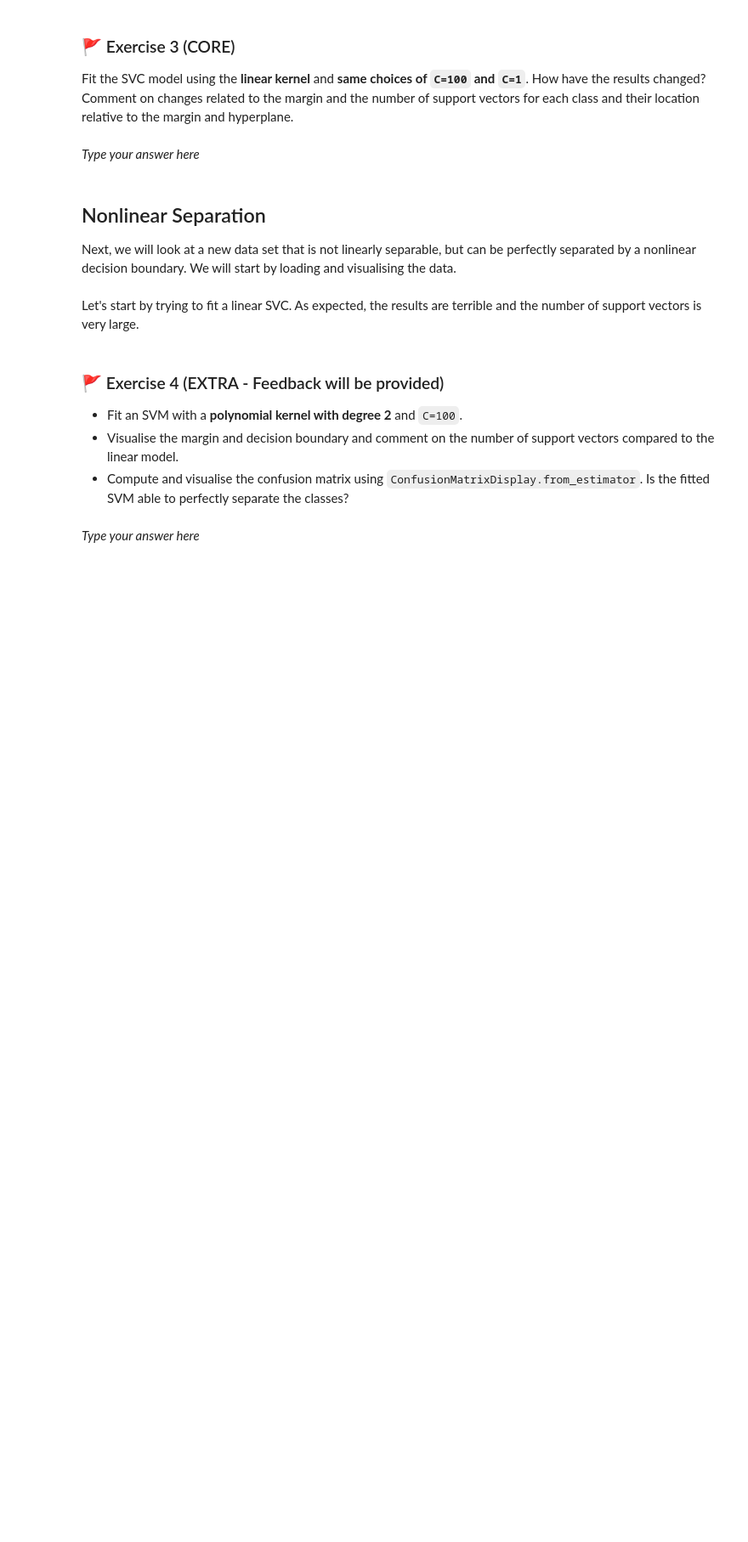
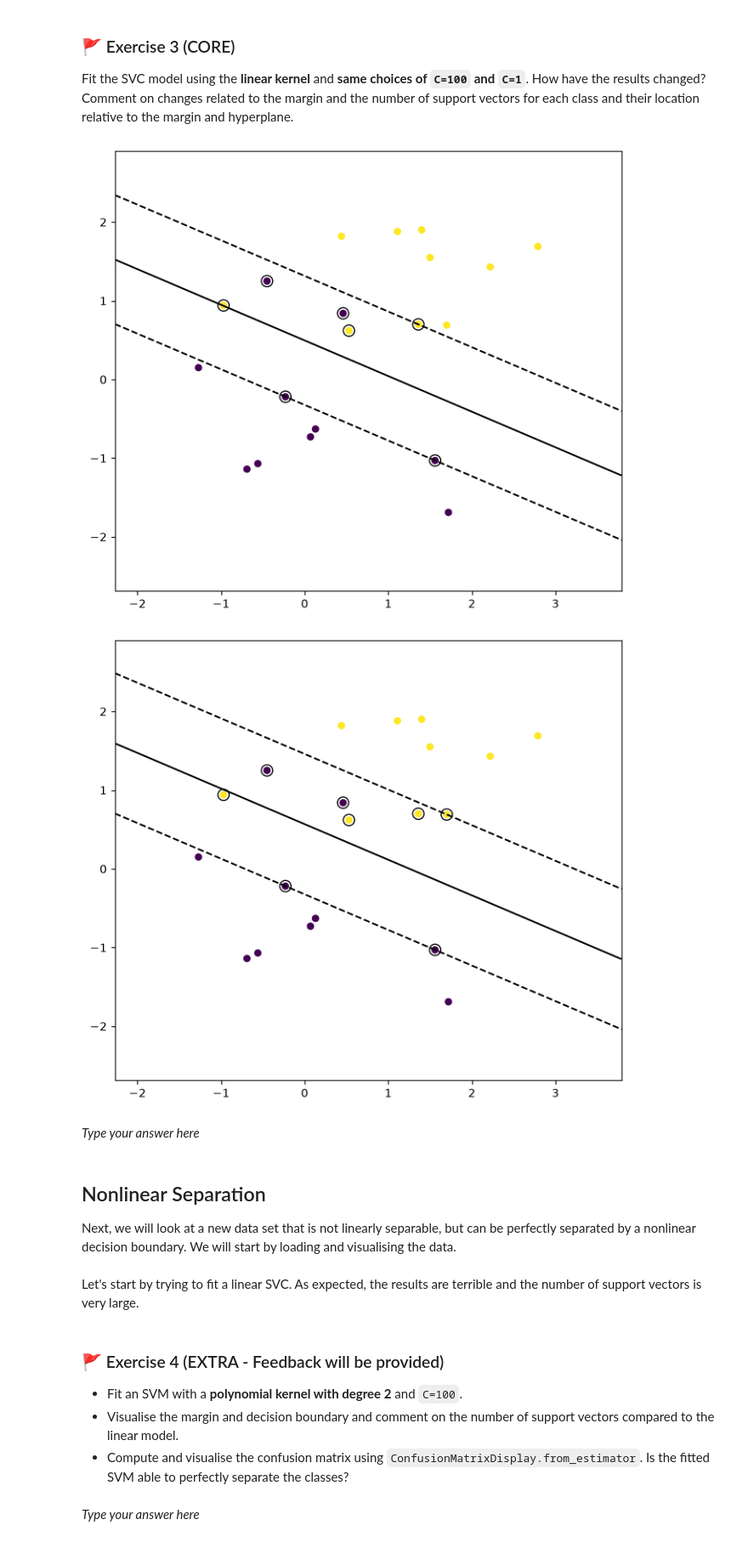
Before and after one commit to thomasvsinclair/ml-workshops, a Jupyter notebook: WS7/mlp_week07.ipynb, the cells around one changed output. Shown at 85% size. Drawn from its saved outputs; the diff is of its cells as text; code cells hidden in the pictures; blank space fills up the shorter version.

```diff
--- a/WS7/mlp_week07.ipynb
+++ b/WS7/mlp_week07.ipynb
@@ -204,3 +253,14 @@ Fit the SVC model using the **linear kernel** and **same choices of `C=100` and
+# %%
+# Code for your answer here!
+
+clf.fit(X_ex2, y_ex2)
+plot_margin(clf, X_ex2, y_ex2)
+
+clf_2.fit(X_ex2, y_ex2)
+plot_margin(clf_2, X_ex2, y_ex2)
+# %% [output]
+[figure, added]
+[figure, added]
 # %% [markdown]
 _Type your answer here_
 # %% [markdown]
```
Also changed, not shown: parts of 13 cells of this notebook.
